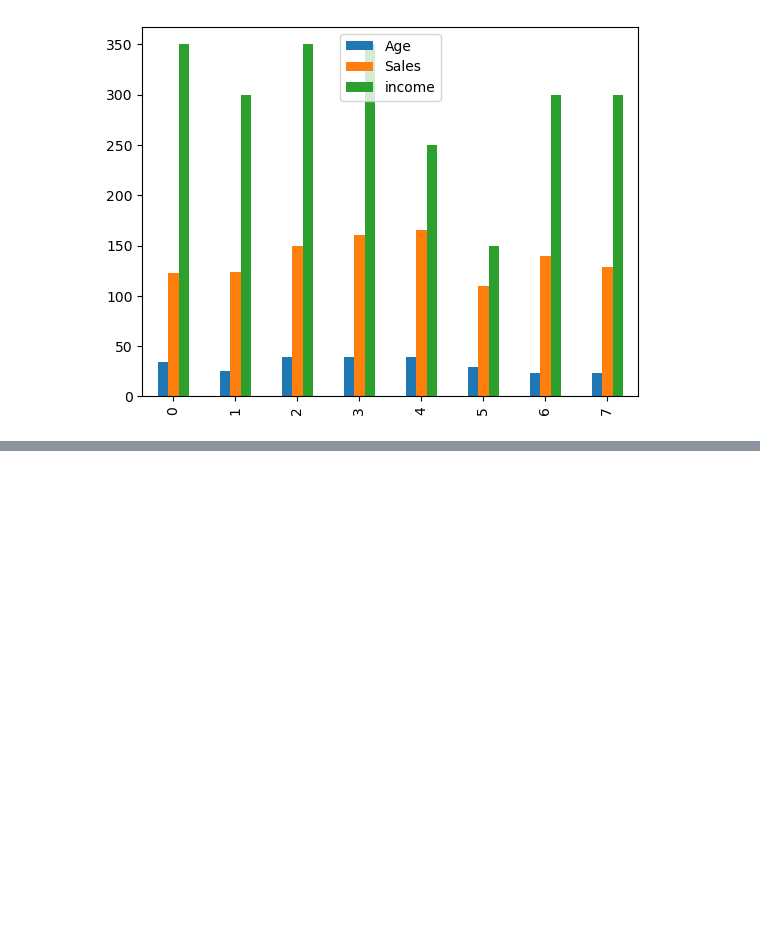
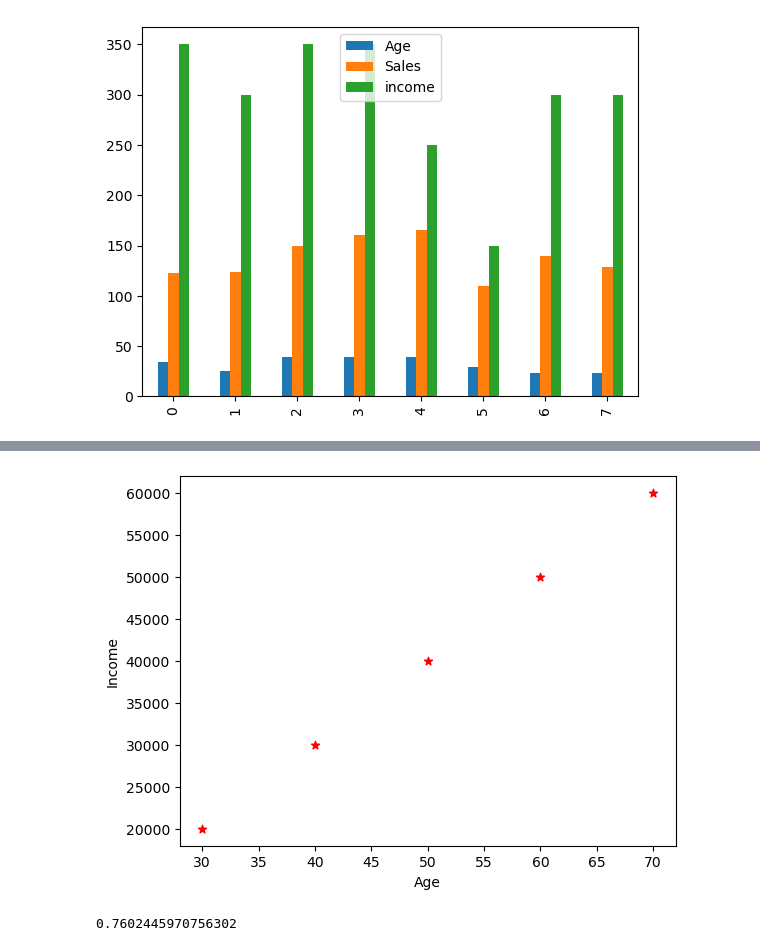
Before and after one commit to SupriyaMKshirasagar/python_programs, a Jupyter notebook: programs/Module3.ipynb, the cells around one changed output, grey strips where cells are left out. Drawn from its saved outputs; the diff is of its cells as text; code cells hidden in the pictures; blank space fills up the shorter version.

```diff
--- a/programs/Module3.ipynb
+++ b/programs/Module3.ipynb
@@ -63,0 +80,18 @@ database=[]
+# %%
+import pandas as pd
+import matplotlib.pyplot as plt
+
+age=[30,40,50,60,70]
+income=[20000,30000,40000,50000,60000]
+
+plt.scatter(age,income,marker='*',c='red')
+plt.xlabel("Age")
+plt.ylabel("Income")
+plt.show()
+# %% [output]
+[figure, added]
+# %%
+import math
+print(math.cos(1/math.sqrt(2)))
+# %% [output]
+0.7602445970756302
```
Also changed, not shown: parts of 7 cells of this notebook, 4 other files.
